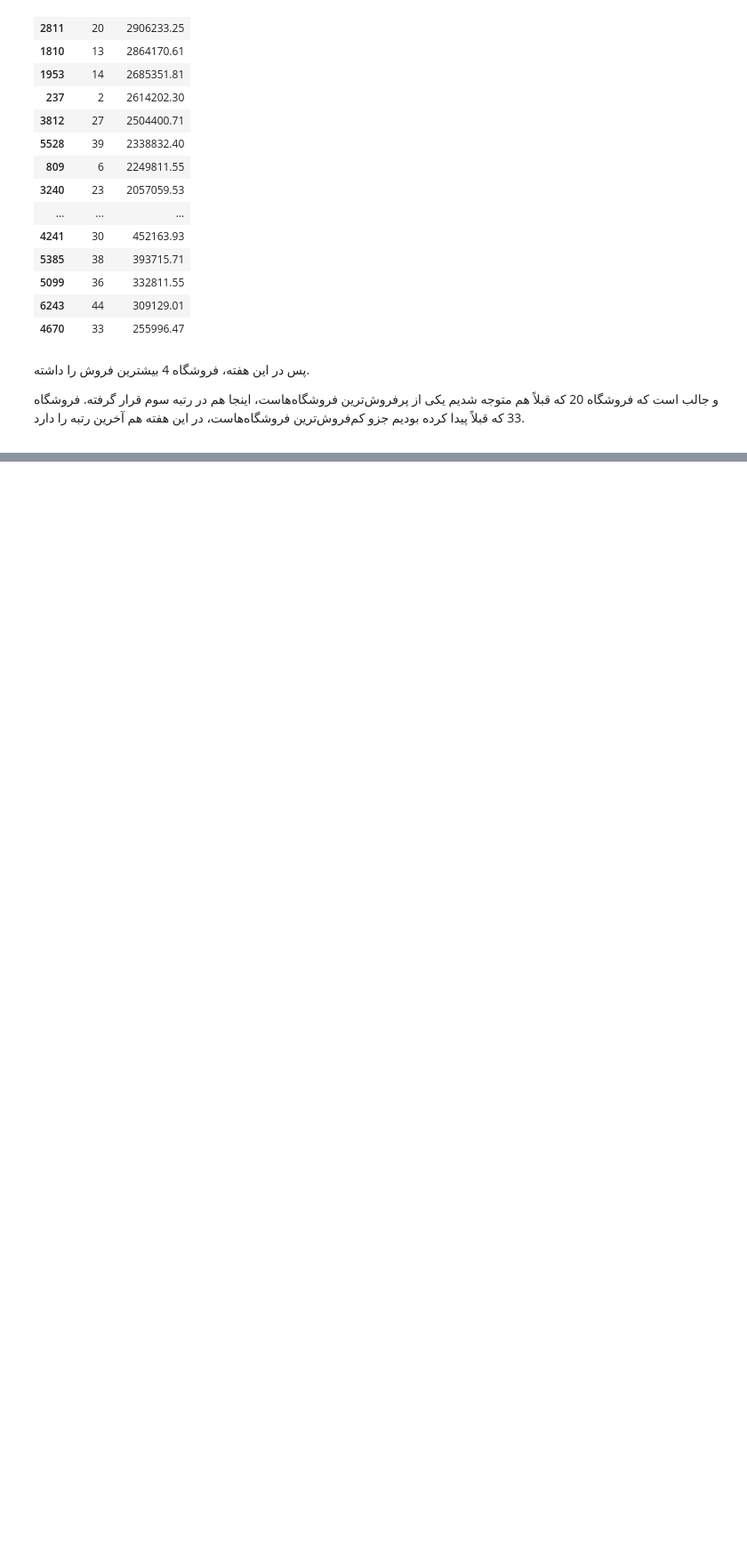
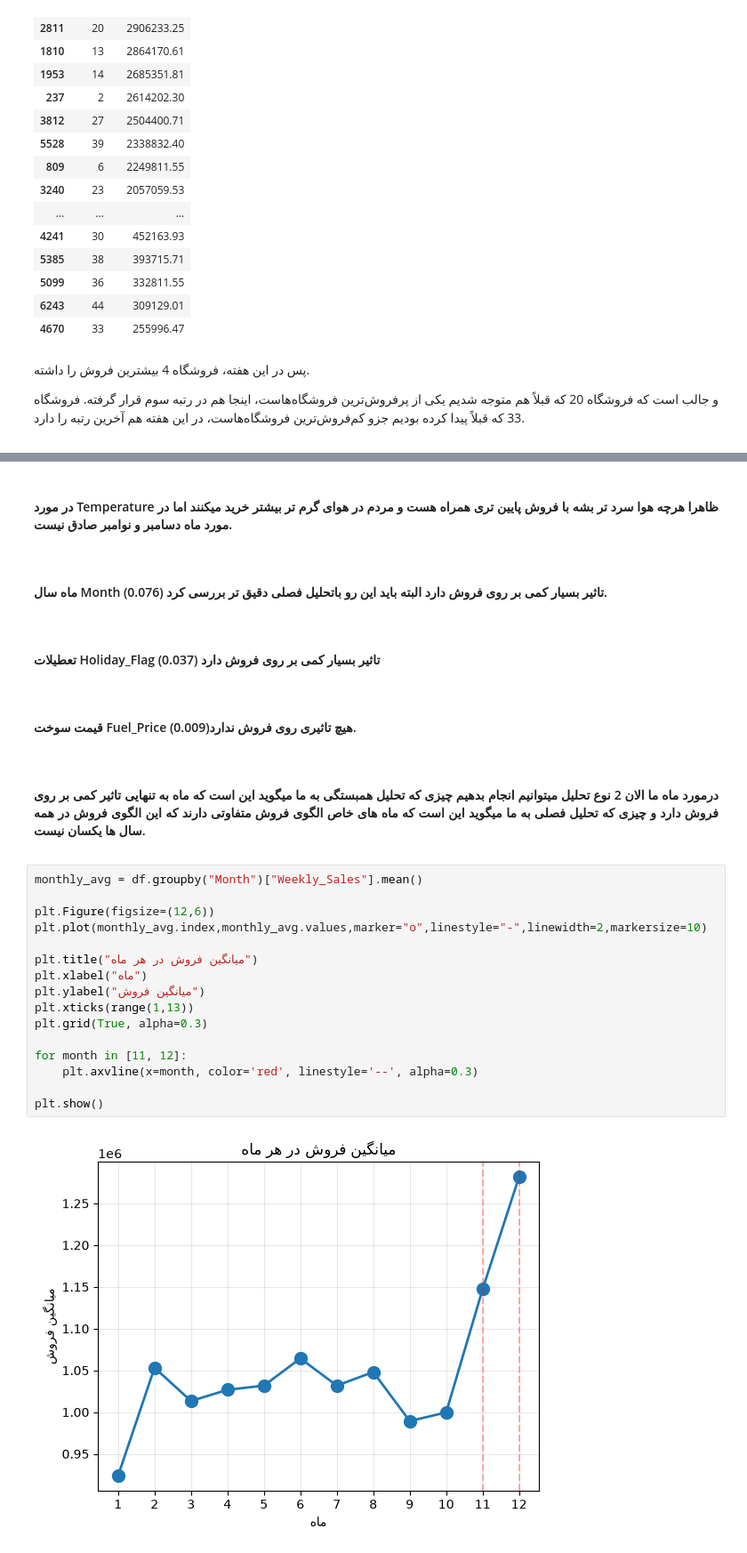
Before and after one commit to Osgooie/Walmart-Data-Analyze, a Jupyter notebook: notebooks/Walmart.ipynb, the cells around one changed output, grey strips where cells are left out. Shown at 89% size. Cells and saved outputs as stored; diff of their text form; blank space fills up the shorter version.

```diff
--- a/notebooks/Walmart.ipynb
+++ b/notebooks/Walmart.ipynb
@@ -736,0 +783,48 @@ df[df["Date"] == "2011-11-25"][["Store", "Weekly_Sales"]].sort_values("Weekly_Sa
+# %% [markdown]
+<div dir="rtl" style="text-align: justify;">
+
+#### در مورد Temperature ظاهرا هرچه هوا سرد تر بشه با فروش پایین تری همراه هست و مردم در هوای گرم تر بیشتر خرید میکنند اما در مورد ماه دسامبر و نوامبر صادق نیست.
+
+</div>
+# %% [markdown]
+<div dir="rtl" style="text-align: justify;">
+
+#### ماه سال Month (0.076) تاثیر بسیار کمی بر روی فروش دارد البته باید این رو باتحلیل فصلی دقیق تر بررسی کرد.
+</div>
+# %% [markdown]
+<div dir="rtl" style="text-align: justify;">
+
+#### تعطیلات Holiday_Flag (0.037) تاثیر بسیار کمی بر روی فروش دارد
+
+</div>
+# %% [markdown]
+<div dir="rtl" style="text-align: justify;">
+
+#### قیمت سوخت Fuel_Price (0.009)هیچ تاثیری روی فروش ندارد.
+
+</div>
+# %% [markdown]
+<div dir="rtl" style="text-align: justify;">
+
+#### درمورد ماه ما الان 2 نوع تحلیل میتوانیم انجام بدهیم چیزی که تحلیل همبستگی به ما میگوید این است که ماه به تنهایی تاثیر کمی بر روی فروش دارد و چیزی که تحلیل فصلی به ما میگوید این است که ماه های خاص الگوی فروش متفاوتی دارند که این الگوی فروش در همه سال ها یکسان نیست.
+
+
+</div>
+# %%
+monthly_avg = df.groupby("Month")["Weekly_Sales"].mean()
+
+plt.Figure(figsize=(12,6))
+plt.plot(monthly_avg.index,monthly_avg.values,marker="o",linestyle="-",linewidth=2,markersize=10)
+
+plt.title("میانگین فروش در هر ماه")
+plt.xlabel("ماه")
+plt.ylabel("میانگین فروش")
+plt.xticks(range(1,13))
+plt.grid(True, alpha=0.3)
+
+for month in [11, 12]:
+    plt.axvline(x=month, color='red', linestyle='--', alpha=0.3)
+
+plt.show()
+# %% [output]
+[figure, added]
```
Also changed, not shown: parts of 7 cells of this notebook.
